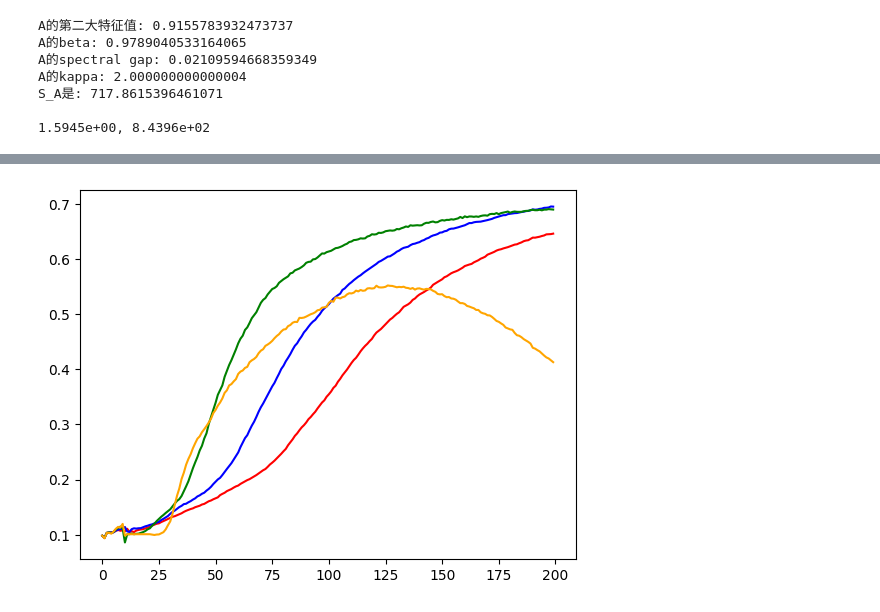
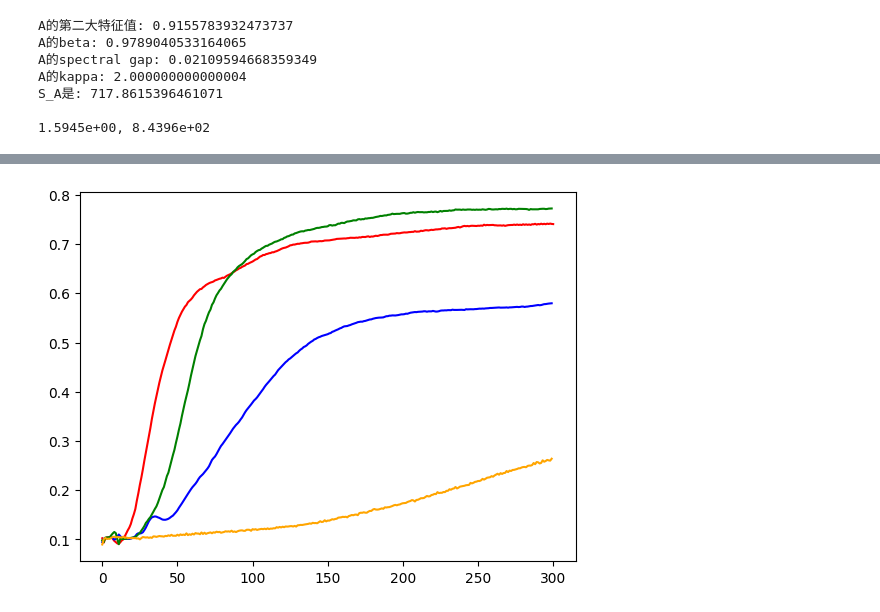
Before and after one commit to Luoxiaogan/PullSum_MNIST, a Jupyter notebook: code/神经网络实验/MNIST最终实验/新的实验/Ring3, 大异质性.ipynb, the cells around one changed output, grey strips where cells are left out. Saved outputs shown, nothing was run; the diff lists cells and outputs as text; code cells hidden in the pictures.

```diff
--- a/code/神经网络实验/MNIST最终实验/新的实验/Ring3, 大异质性.ipynb
+++ b/code/神经网络实验/MNIST最终实验/新的实验/Ring3, 大异质性.ipynb
@@ -103,0 +179,16 @@ FRSD_l1,FRSD_a1 = train_FRSD(
+# %%
+D, D_a1 = train_PullDiag(
+    n=n,
+    A=A,
+    model_class=MNISTClassifier_4layer_2,
+    seed_for_model=49,
+    criterion_class=nn.CrossEntropyLoss,
+    epochs=300,
+    lr=7e-4,
+    X_train_data=h_data,
+    y_train_data=y_data,
+    X_test_data=X_test,
+    y_test_data=y_test,
+    compute_accuracy=compute_accuracy_with_average_model,
+    show_graph=True
+)
@@ -104,12 +197,12 @@ FRSD_l1,FRSD_a1 = train_FRSD(
 # %%
-FRSD_l2,FRSD_a2 = train_FRSD(
+F, F_a1 = train_FRSD(
     n=n,
     A=A,
     model_class=MNISTClassifier_4layer_2,
     seed_for_model=49,
     criterion_class=nn.CrossEntropyLoss,
-    epochs=200,
-    lr=1e-3,
+    epochs=300,
+    lr=1.5e-3,
     beta=0.1,
     X_train_data=h_data,
     y_train_data=y_data,
@@ -123,12 +216,12 @@ FRSD_l2,FRSD_a2 = train_FRSD(
 # %%
-FRSD_l3,FRSD_a3 = train_FRSD(
+FR, FR_a1 = train_FROZEN(
     n=n,
     A=A,
     model_class=MNISTClassifier_4layer_2,
     seed_for_model=49,
     criterion_class=nn.CrossEntropyLoss,
-    epochs=200,
-    lr=2e-3,
+    epochs=300,
+    lr=1.8e-3,
     beta=0.1,
     X_train_data=h_data,
     y_train_data=y_data,
@@ -161,8 +235,8 @@ FRSD_l4,FRSD_a4 = train_FRSD(
 # %%
-plt.plot(FRSD_a1,color='r')
-plt.plot(FRSD_a2,color='b')
-plt.plot(FRSD_a3,color='g')
-plt.plot(FRSD_a4,color='orange')
+plt.plot(S_a3,color='r')
+plt.plot(D_a1,color='b')
+plt.plot(F_a1,color='g')
+plt.plot(FR_a1,color='orange')
 plt.show()
 # %% [output]
-[figure, old version]
+[figure, new version]
```
Also changed, not shown: parts of 19 cells of this notebook, 8 other files.
